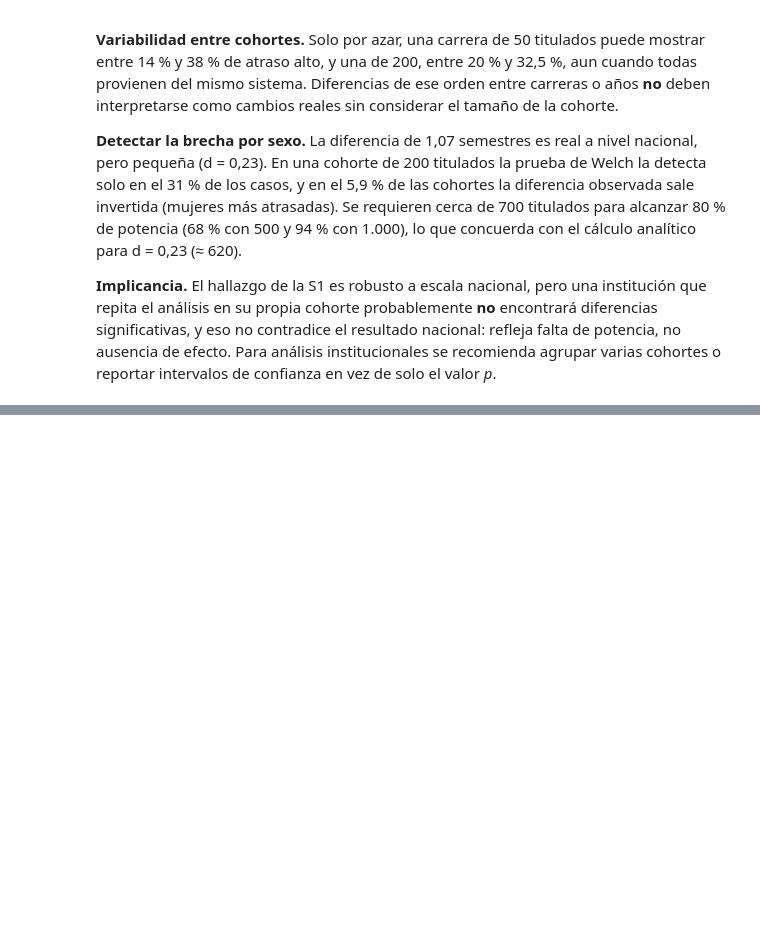
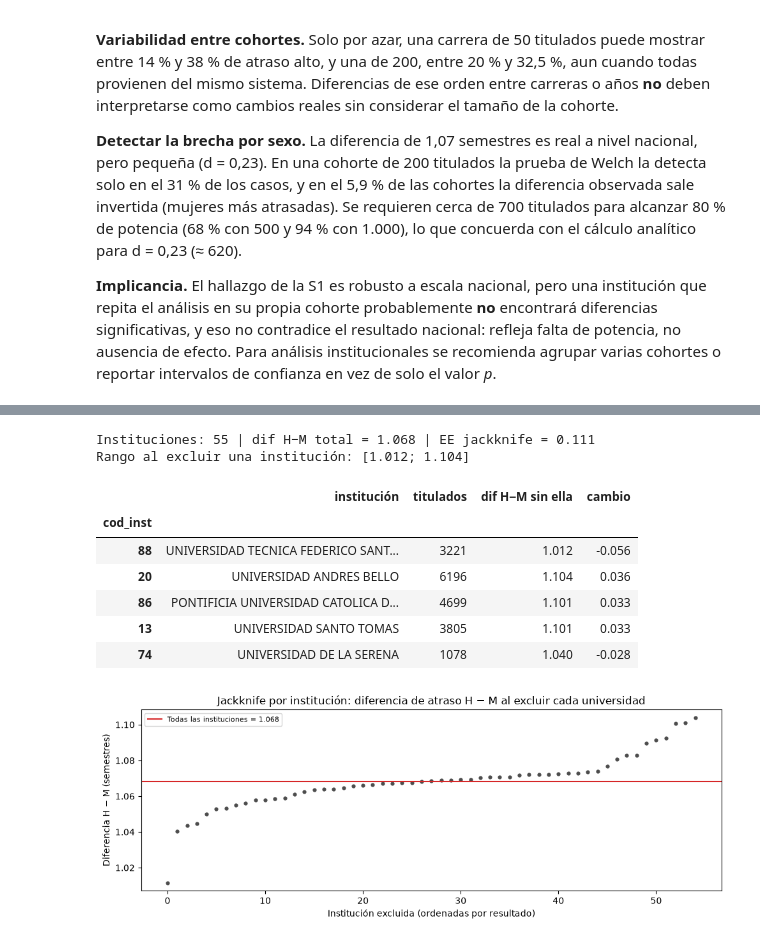
Before and after one commit to Feroroman/sumativa1-f2-mcdi501, a Jupyter notebook: S2/notebooks/Sumativa2_F3_Titulados.ipynb, the cells around one changed output, grey strips where cells are left out. Cells and saved outputs as stored; diff of their text form; code cells hidden in the pictures; blank space fills up the shorter version.

```diff
--- a/S2/notebooks/Sumativa2_F3_Titulados.ipynb
+++ b/S2/notebooks/Sumativa2_F3_Titulados.ipynb
@@ -598,0 +665,43 @@ plt.show()
+# %%
+base = df[df["atraso_semestres"].notna()]
+agr = base.groupby(["cod_inst", "sexo"])["atraso_semestres"].agg(["sum", "count"]).unstack("sexo", fill_value=0)
+S_h, S_m = agr[("sum", "Hombre")], agr[("sum", "Mujer")]
+N_h, N_m = agr[("count", "Hombre")], agr[("count", "Mujer")]
+
+# Diferencia H − M dejando fuera cada institución (se resta su aporte a las sumas totales)
+dif_sin_i = (S_h.sum() - S_h) / (N_h.sum() - N_h) - (S_m.sum() - S_m) / (N_m.sum() - N_m)
+dif_total = S_h.sum() / N_h.sum() - S_m.sum() / N_m.sum()
+g_inst = len(dif_sin_i)
+ee_jack = np.sqrt((g_inst - 1) / g_inst * ((dif_sin_i - dif_sin_i.mean()) ** 2).sum())
+
+nombres = base.groupby("cod_inst")["nomb_inst"].first()
+influencia = pd.DataFrame({"institución": nombres, "titulados": N_h + N_m,
+                           "dif H−M sin ella": dif_sin_i, "cambio": dif_sin_i - dif_total})
+influencia = influencia.reindex(influencia["cambio"].abs().sort_values(ascending=False).index)
+
+print(f"Instituciones: {g_inst} | dif H−M total = {dif_total:.3f} | EE jackknife = {ee_jack:.3f}")
+print(f"Rango al excluir una institución: [{dif_sin_i.min():.3f}; {dif_sin_i.max():.3f}]")
+display(influencia.head(5).round(3))
+
+fig, ax = plt.subplots(figsize=(10, 3.8))
+orden = dif_sin_i.sort_values()
+ax.scatter(range(g_inst), orden.values, s=12, color="0.3")
+ax.axhline(dif_total, color="tab:red", linewidth=1.5, label=f"Todas las instituciones = {dif_total:.3f}")
+ax.set_xlabel("Institución excluida (ordenadas por resultado)")
+ax.set_ylabel("Diferencia H − M (semestres)")
+ax.set_title("Jackknife por institución: diferencia de atraso H − M al excluir cada universidad")
+ax.legend(fontsize=8)
+fig.tight_layout()
+fig.savefig(RUTA_FIG / "fig_jackknife_instituciones.png", dpi=300)
+plt.show()
+# %% [output]
+Instituciones: 55 | dif H−M total = 1.068 | EE jackknife = 0.111
+Rango al excluir una institución: [1.012; 1.104]
+|  | institución | titulados | dif H−M sin ella | cambio |
+| cod_inst |  |  |  |  |
+| 88 | UNIVERSIDAD TECNICA FEDERICO SANT... | 3221 | 1.012 | -0.056 |
+| 20 | UNIVERSIDAD ANDRES BELLO | 6196 | 1.104 | 0.036 |
+| 86 | PONTIFICIA UNIVERSIDAD CATOLICA D... | 4699 | 1.101 | 0.033 |
+| 13 | UNIVERSIDAD SANTO TOMAS | 3805 | 1.101 | 0.033 |
+| 74 | UNIVERSIDAD DE LA SERENA | 1078 | 1.040 | -0.028 |
+[figure, added]
```
Also changed, not shown: parts of 8 cells of this notebook, 2 other files.
